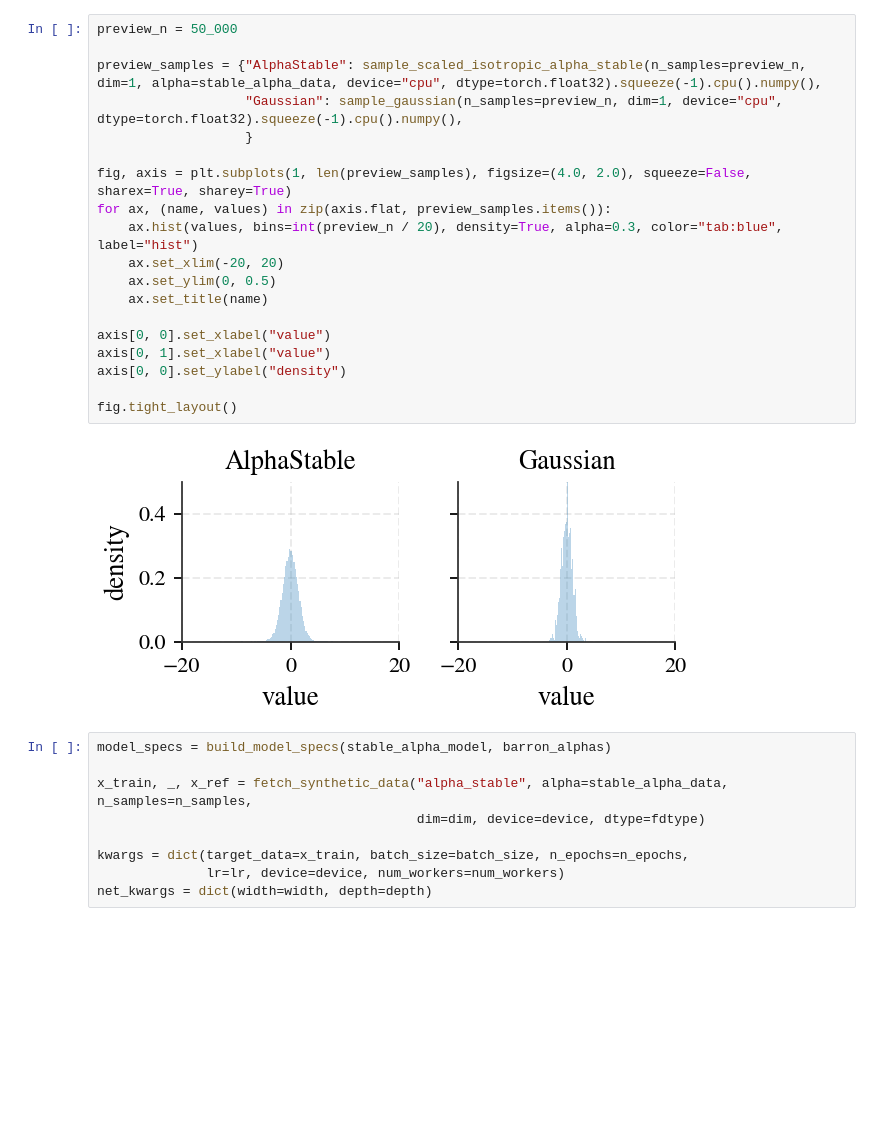
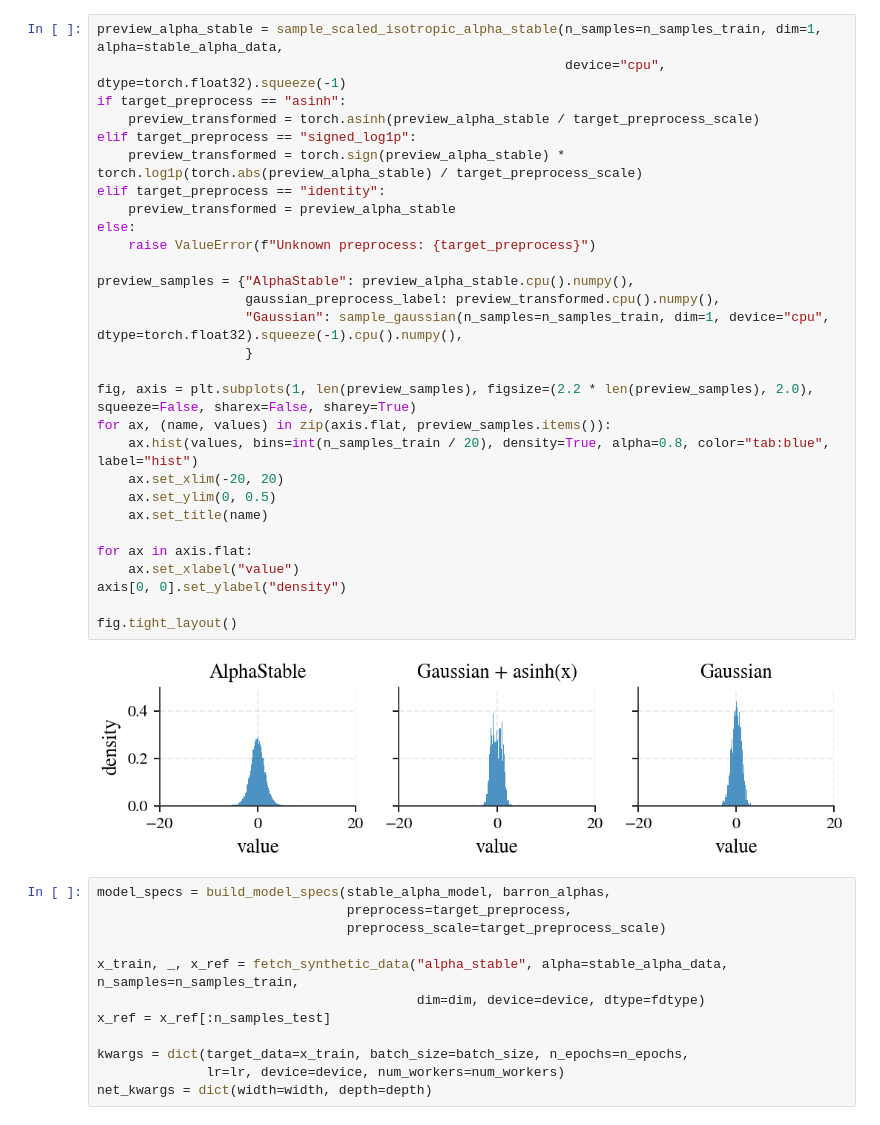
Before and after one commit to Diffusion-Research-Lab/0_neurips_2026_heavy_tail_dynamics, a Jupyter notebook: sandbox/02_heavytail_loss.ipynb, the cells around one changed output. Cells and saved outputs as stored; diff of their text form; blank space fills up the shorter version.

```diff
--- a/sandbox/02_heavytail_loss.ipynb
+++ b/sandbox/02_heavytail_loss.ipynb
@@ -199,29 +275,42 @@ loss_linestyles = {2.0: "solid",
 # %%
-preview_n = 50_000
+preview_alpha_stable = sample_scaled_isotropic_alpha_stable(n_samples=n_samples_train, dim=1, alpha=stable_alpha_data,
+                                                            device="cpu", dtype=torch.float32).squeeze(-1)
+if target_preprocess == "asinh":
+    preview_transformed = torch.asinh(preview_alpha_stable / target_preprocess_scale)
+elif target_preprocess == "signed_log1p":
+    preview_transformed = torch.sign(preview_alpha_stable) * torch.log1p(torch.abs(preview_alpha_stable) / target_preprocess_scale)
+elif target_preprocess == "identity":
+    preview_transformed = preview_alpha_stable
+else:
+    raise ValueError(f"Unknown preprocess: {target_preprocess}")
 
-preview_samples = {"AlphaStable": sample_scaled_isotropic_alpha_stable(n_samples=preview_n, dim=1, alpha=stable_alpha_data, device="cpu", dtype=torch.float32).squeeze(-1).cpu().numpy(),
-                   "Gaussian": sample_gaussian(n_samples=preview_n, dim=1, device="cpu", dtype=torch.float32).squeeze(-1).cpu().numpy(),
+preview_samples = {"AlphaStable": preview_alpha_stable.cpu().numpy(),
+                   gaussian_preprocess_label: preview_transformed.cpu().numpy(),
+                   "Gaussian": sample_gaussian(n_samples=n_samples_train, dim=1, device="cpu", dtype=torch.float32).squeeze(-1).cpu().numpy(),
                    }
 
-fig, axis = plt.subplots(1, len(preview_samples), figsize=(4.0, 2.0), squeeze=False, sharex=True, sharey=True)
+fig, axis = plt.subplots(1, len(preview_samples), figsize=(2.2 * len(preview_samples), 2.0), squeeze=False, sharex=False, sharey=True)
 for ax, (name, values) in zip(axis.flat, preview_samples.items()):
-    ax.hist(values, bins=int(preview_n / 20), density=True, alpha=0.3, color="tab:blue", label="hist")
+    ax.hist(values, bins=int(n_samples_train / 20), density=True, alpha=0.8, color="tab:blue", label="hist")
     ax.set_xlim(-20, 20)
     ax.set_ylim(0, 0.5)
     ax.set_title(name)
 
-axis[0, 0].set_xlabel("value")
-axis[0, 1].set_xlabel("value")
+for ax in axis.flat:
+    ax.set_xlabel("value")
 axis[0, 0].set_ylabel("density")
 
 fig.tight_layout()
 # %% [output]
-[figure, old version]
+[figure, new version]
 # %%
-model_specs = build_model_specs(stable_alpha_model, barron_alphas)
+model_specs = build_model_specs(stable_alpha_model, barron_alphas,
+                                preprocess=target_preprocess,
+                                preprocess_scale=target_preprocess_scale)
 
-x_train, _, x_ref = fetch_synthetic_data("alpha_stable", alpha=stable_alpha_data, n_samples=n_samples,
+x_train, _, x_ref = fetch_synthetic_data("alpha_stable", alpha=stable_alpha_data, n_samples=n_samples_train,
                                          dim=dim, device=device, dtype=fdtype)
+x_ref = x_ref[:n_samples_test]
 
 kwargs = dict(target_data=x_train, batch_size=batch_size, n_epochs=n_epochs,
               lr=lr, device=device, num_workers=num_workers)
```
Also changed, not shown: parts of 8 cells of this notebook, 1 other file.
